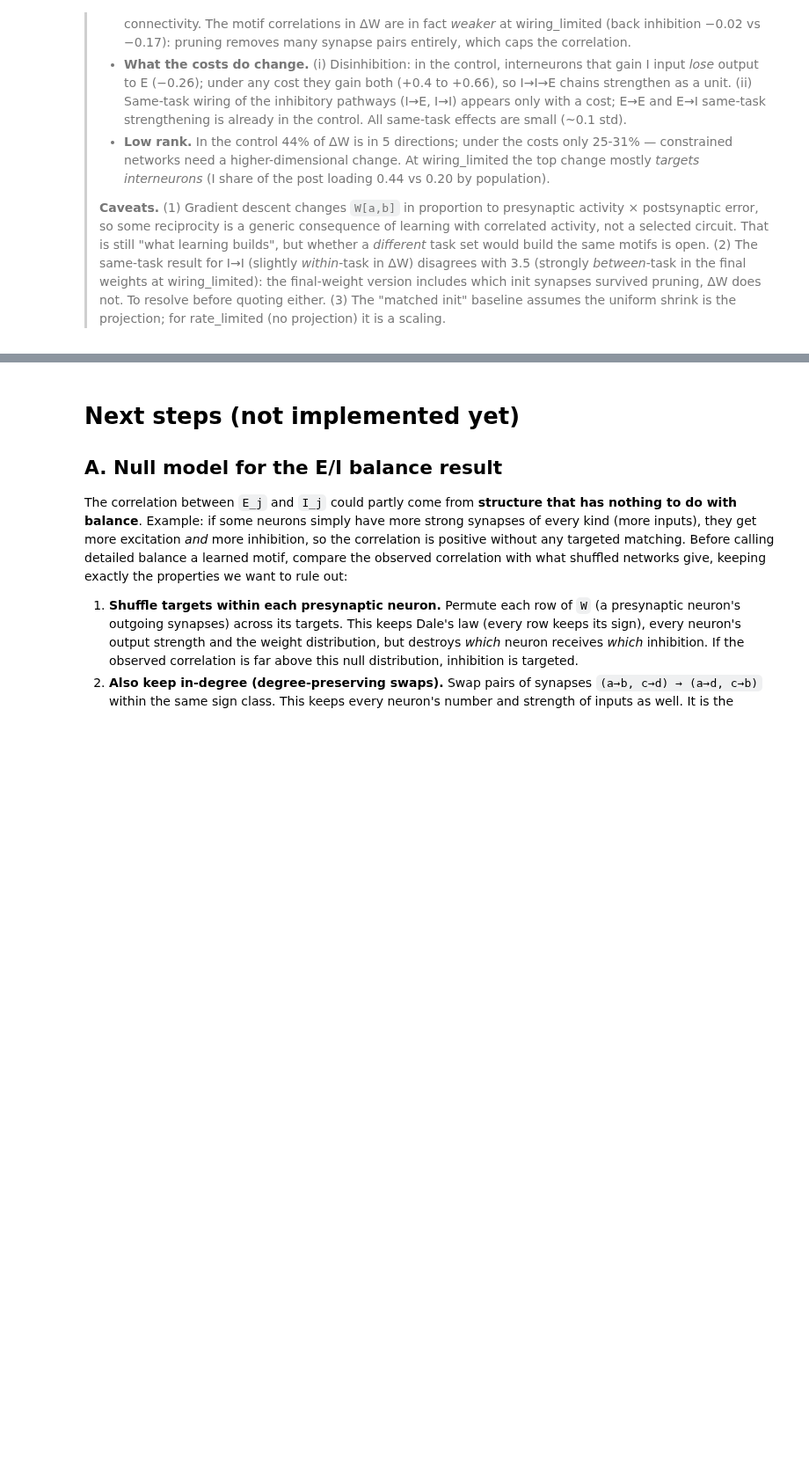
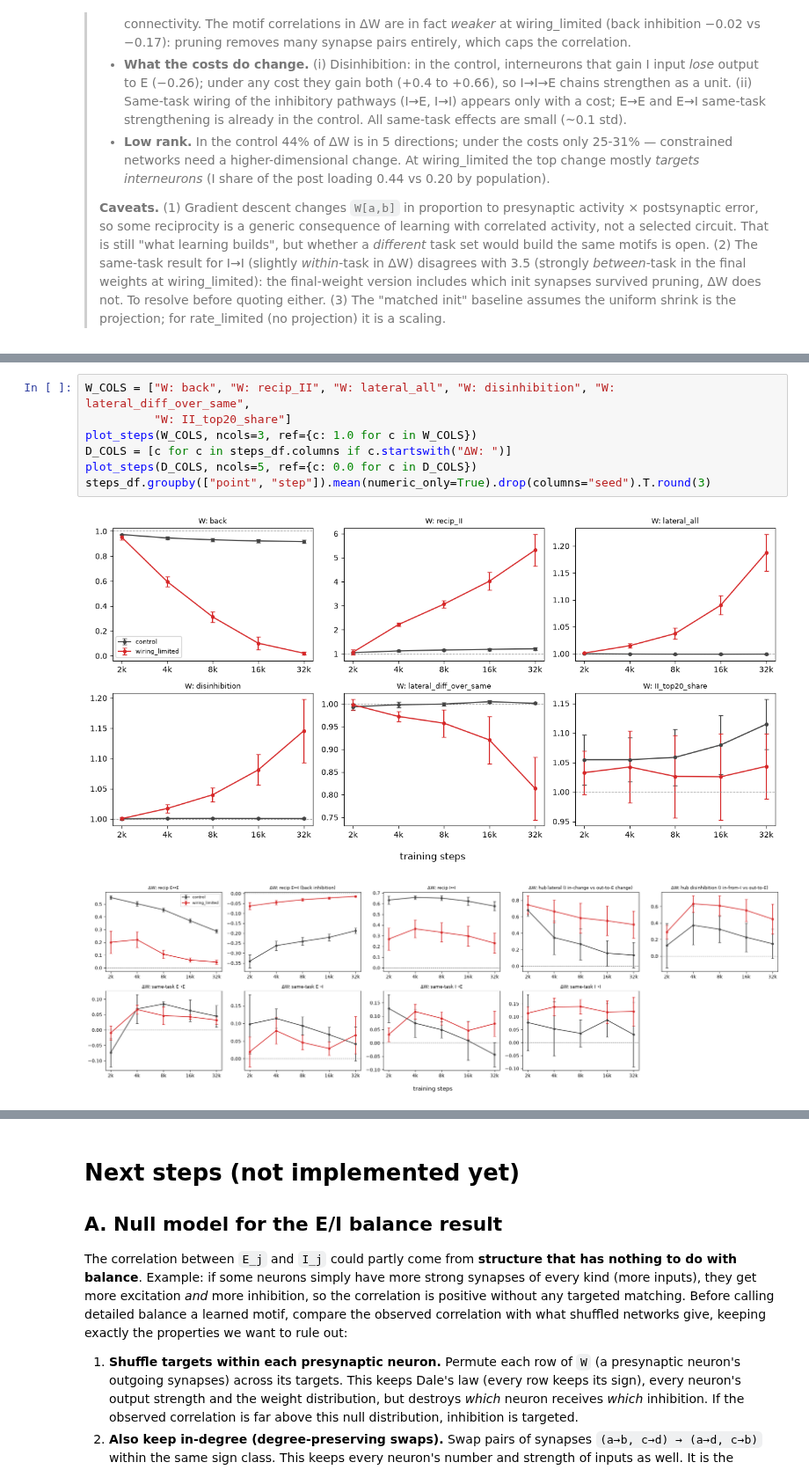
Before and after one commit to AtharvSuryawanshi/canonical_mc, a Jupyter notebook: notebooks/moo_zoom_analysis.ipynb, the cells around one changed output, grey strips where cells are left out. Shown at 88% size. Drawn from its saved outputs; the diff is of its cells as text; blank space fills up the shorter version.

```diff
--- a/notebooks/moo_zoom_analysis.ipynb
+++ b/notebooks/moo_zoom_analysis.ipynb
@@ -1054,0 +1128,10 @@ plt.tight_layout(); plt.show()
+# %%
+W_COLS = ["W: back", "W: recip_II", "W: lateral_all", "W: disinhibition", "W: lateral_diff_over_same",
+          "W: II_top20_share"]
+plot_steps(W_COLS, ncols=3, ref={c: 1.0 for c in W_COLS})
+D_COLS = [c for c in steps_df.columns if c.startswith("ΔW: ")]
+plot_steps(D_COLS, ncols=5, ref={c: 0.0 for c in D_COLS})
+steps_df.groupby(["point", "step"]).mean(numeric_only=True).drop(columns="seed").T.round(3)
+# %% [output]
+[figure, added]
+[figure, added]
```
Also changed, not shown: parts of 6 cells of this notebook, 23 other files.
